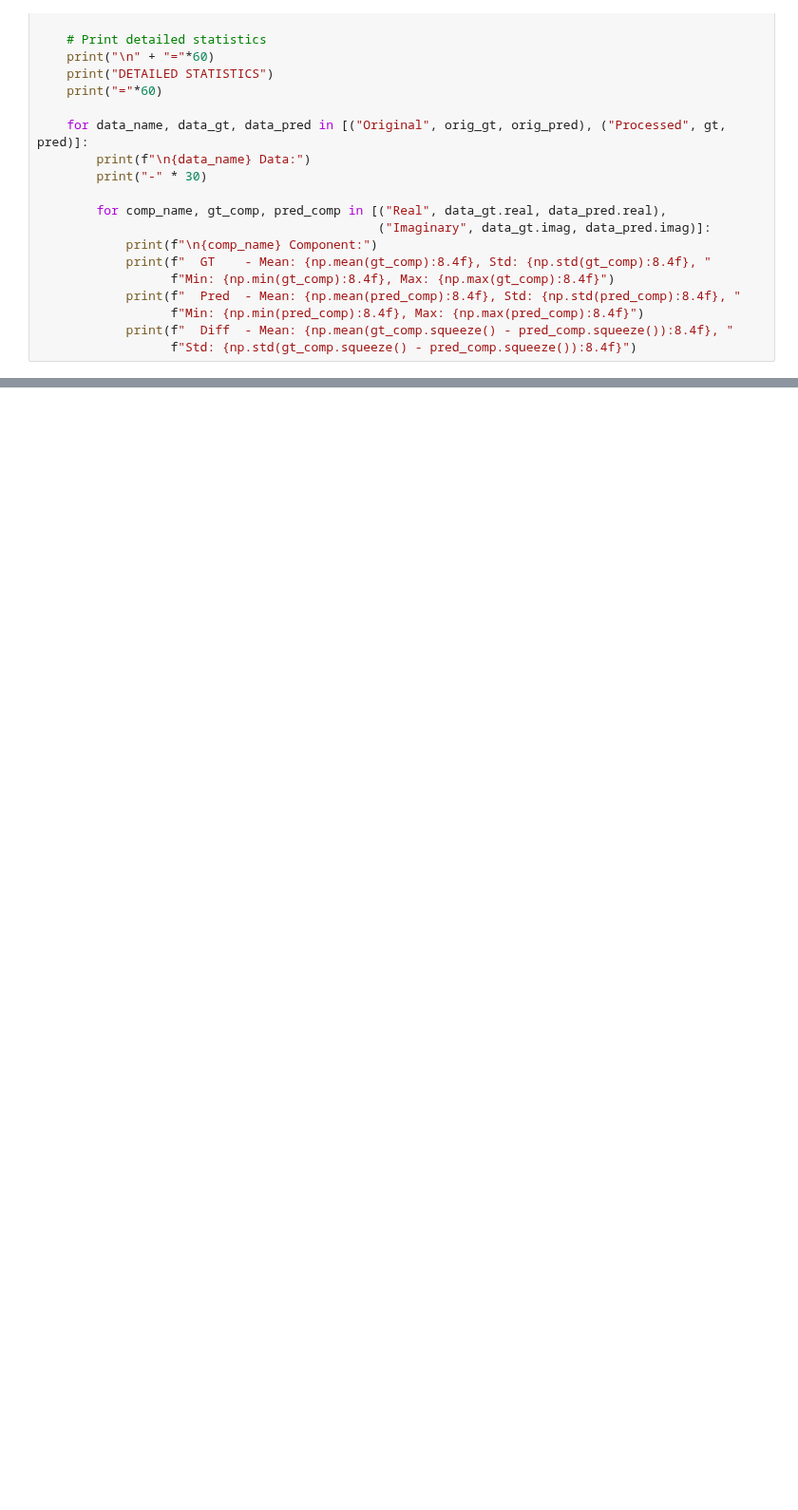
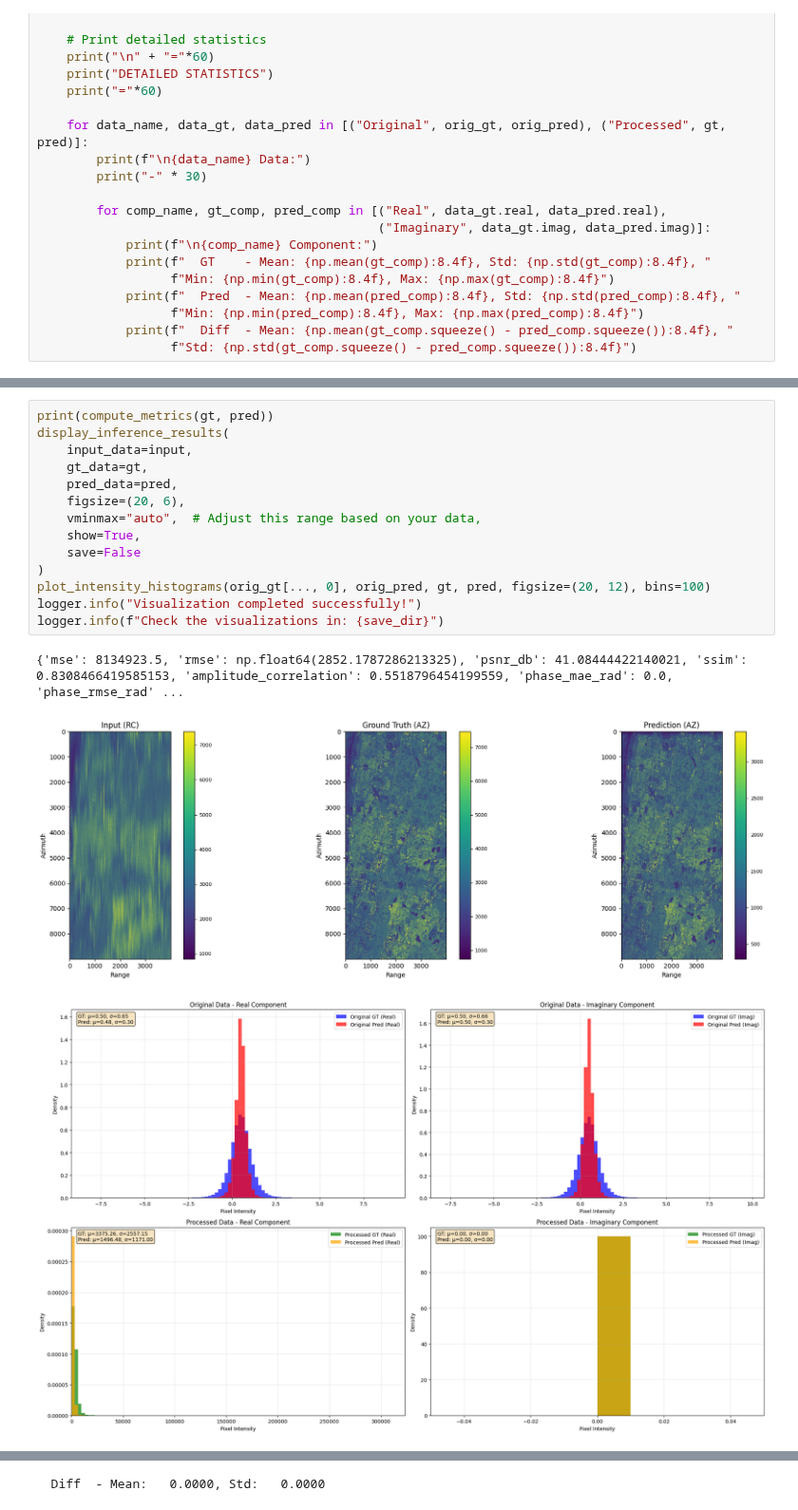
Before and after one commit to ESA-PhiLab/sarpyx, a Jupyter notebook: training/inference_visualization.ipynb, the cells around one changed output, grey strips where cells are left out. Shown at 95% size. Drawn from its saved outputs; the diff is of its cells as text; blank space fills up the shorter version.

Commit message:
Fixed inference visualization

```diff
--- a/training/inference_visualization.ipynb
+++ b/training/inference_visualization.ipynb
@@ -384,0 +351,18 @@ Imaginary Component:
+# %%
+print(compute_metrics(gt, pred))
+display_inference_results(
+    input_data=input,
+    gt_data=gt,
+    pred_data=pred,
+    figsize=(20, 6),
+    vminmax="auto",  # Adjust this range based on your data,
+    show=True,
+    save=False
+)
+plot_intensity_histograms(orig_gt[..., 0], orig_pred, gt, pred, figsize=(20, 12), bins=100)
+logger.info("Visualization completed successfully!")
+logger.info(f"Check the visualizations in: {save_dir}")
+# %% [output]
+{'mse': 8134923.5, 'rmse': np.float64(2852.1787286213325), 'psnr_db': 41.08444422140021, 'ssim': 0.8308466419585153, 'amplitude_correlation': 0.5518796454199559, 'phase_mae_rad': 0.0, 'phase_rmse_rad' ...
+[figure, added]
+[figure, added]
@@ -384,0 +388 @@ Imaginary Component:
+  Diff  - Mean:   0.0000, Std:   0.0000
```
Also changed, not shown: parts of 2 cells of this notebook, 7 other files.
